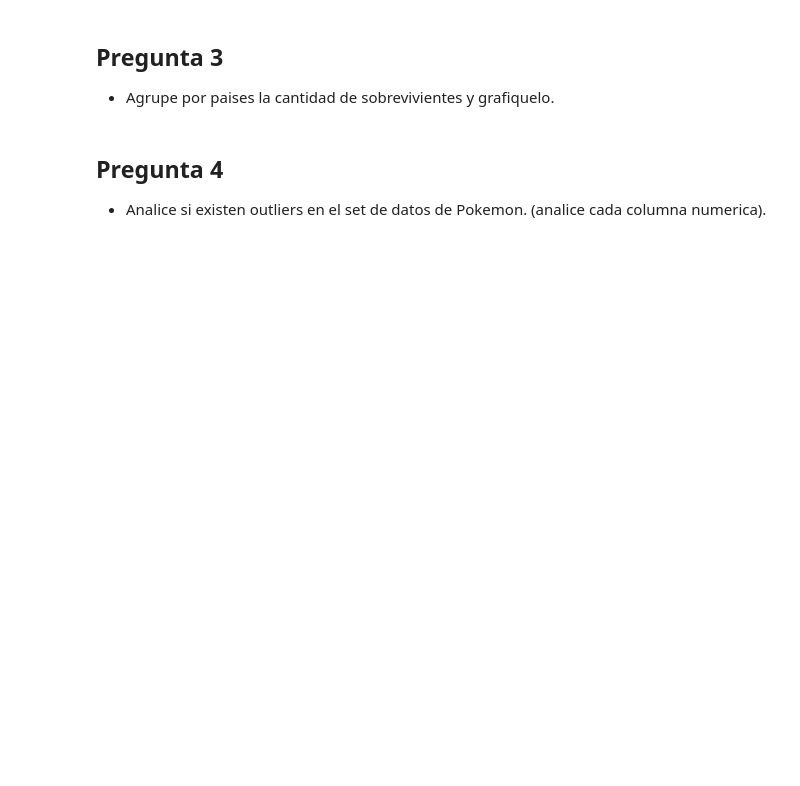
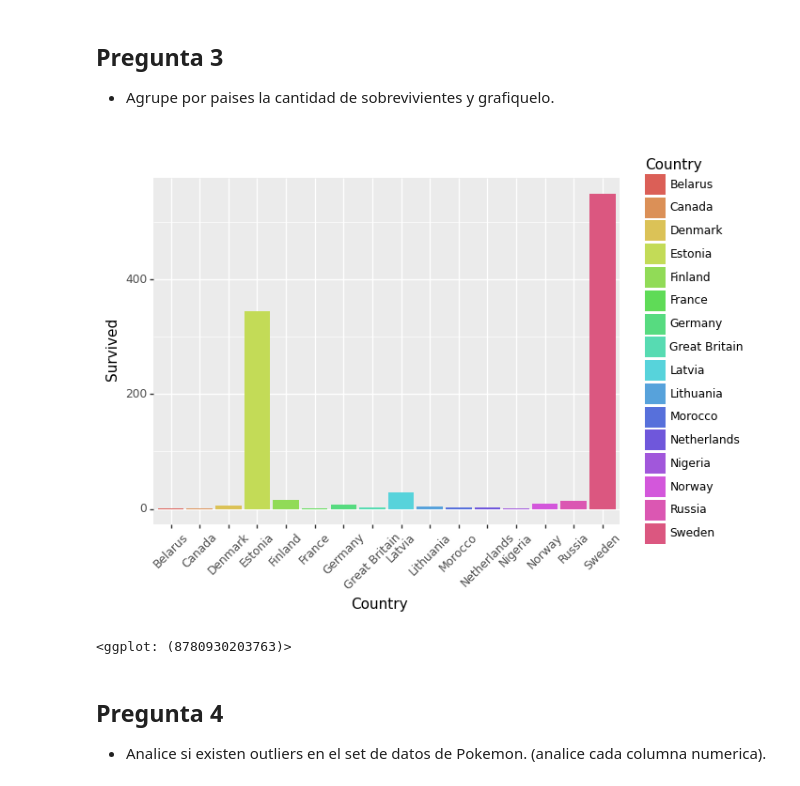
Before and after one commit to BrunoJReyes/AyudantiasTICS314-2022-2, a Jupyter notebook: Solución Ayudantía n°3_ Visualización de datos.ipynb, the cells around one changed output. Drawn from its saved outputs; the diff is of its cells as text; code cells hidden in the pictures; blank space fills up the shorter version.

```diff
--- a/Solución Ayudantía n°3_ Visualización de datos.ipynb
+++ b/Solución Ayudantía n°3_ Visualización de datos.ipynb
@@ -249,6 +266,19 @@ df_group
 ## Pregunta 3
 
 * Agrupe por paises la cantidad de sobrevivientes y grafiquelo.
+# %%
+df_surv = df_estonia.groupby(df_estonia['Country'])['Survived'].count()
+df_surv = pd.DataFrame(df_surv)
+df_surv = df_surv.reset_index()
+
+(ggplot(df_surv)+
+ aes(x="Country",y="Survived",fill="Country")+
+ geom_bar(stat="identity")+
+ theme(axis_text_x = element_text(angle = 45))
+)
+# %% [output]
+[figure, added]
+<ggplot: (8780930203763)>
 # %% [markdown]
 ## Pregunta 4
 
```
Also changed, not shown: parts of 44 cells of this notebook, 1 other file.
